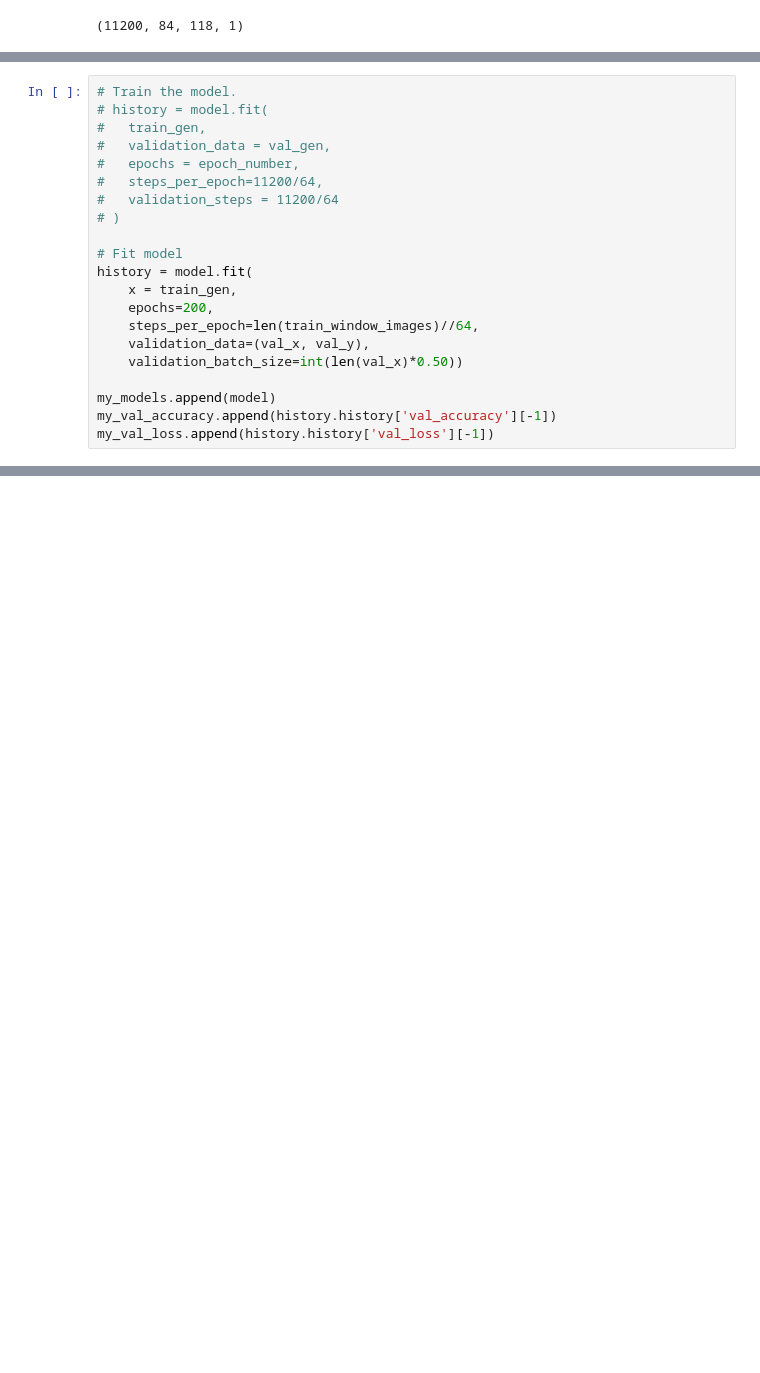
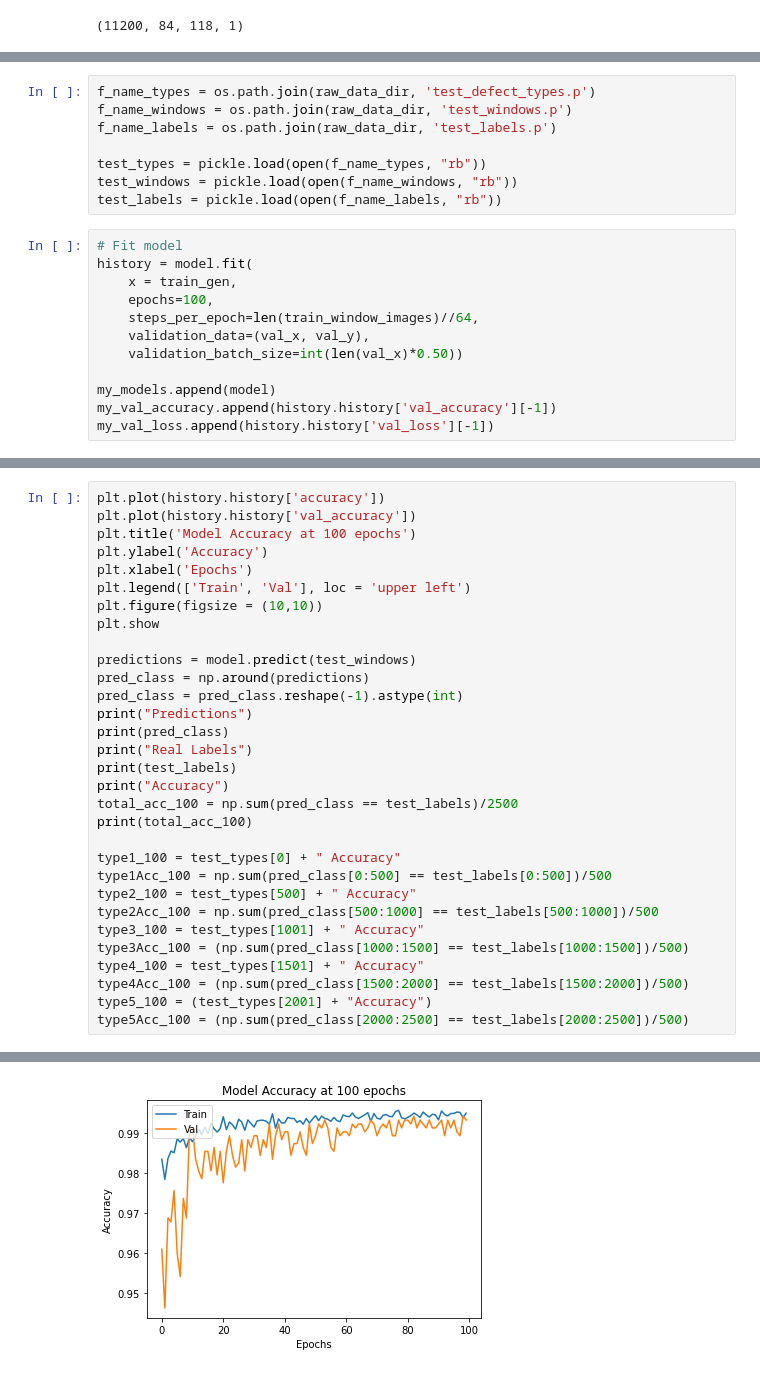
Before and after one commit to SAndrew135/cutpaste-AFIT, a Jupyter notebook: notebooks/TEM CNN.ipynb, the cells around one changed output, grey strips where cells are left out. Drawn from its saved outputs; the diff is of its cells as text; blank space fills up the shorter version.

```diff
--- a/notebooks/TEM CNN.ipynb
+++ b/notebooks/TEM CNN.ipynb
@@ -234,20 +263,19 @@ Trainable params: 112,561
 Non-trainable params: 112
 _________________________________________________________________
 None
+# %%
+f_name_types = os.path.join(raw_data_dir, 'test_defect_types.p')
+f_name_windows = os.path.join(raw_data_dir, 'test_windows.p')
+f_name_labels = os.path.join(raw_data_dir, 'test_labels.p')
+
+test_types = pickle.load(open(f_name_types, "rb"))
+test_windows = pickle.load(open(f_name_windows, "rb"))
+test_labels = pickle.load(open(f_name_labels, "rb"))
 # %%
-# Train the model.
-# history = model.fit(
-#   train_gen,
-#   validation_data = val_gen,
-#   epochs = epoch_number,
-#   steps_per_epoch=11200/64,
-#   validation_steps = 11200/64
-# )
-
 # Fit model
 history = model.fit(
     x = train_gen,
-    epochs=200,
+    epochs=100,
     steps_per_epoch=len(train_window_images)//64,
     validation_data=(val_x, val_y),
     validation_batch_size=int(len(val_x)*0.50))
@@ -275,0 +304,32 @@ Epoch 123/200
+# %%
+plt.plot(history.history['accuracy'])
+plt.plot(history.history['val_accuracy'])
+plt.title('Model Accuracy at 100 epochs')
+plt.ylabel('Accuracy')
+plt.xlabel('Epochs')
+plt.legend(['Train', 'Val'], loc = 'upper left')
+plt.figure(figsize = (10,10))
+plt.show
+
+predictions = model.predict(test_windows)
+pred_class = np.around(predictions)
+pred_class = pred_class.reshape(-1).astype(int)
+print("Predictions")
+print(pred_class)
+print("Real Labels")
+print(test_labels)
+print("Accuracy")
+total_acc_100 = np.sum(pred_class == test_labels)/2500
+print(total_acc_100)
+
+type1_100 = test_types[0] + " Accuracy"
+type1Acc_100 = np.sum(pred_class[0:500] == test_labels[0:500])/500
+type2_100 = test_types[500] + " Accuracy"
+type2Acc_100 = np.sum(pred_class[500:1000] == test_labels[500:1000])/500
+type3_100 = test_types[1001] + " Accuracy"
+type3Acc_100 = (np.sum(pred_class[1000:1500] == test_labels[1000:1500])/500)
+type4_100 = test_types[1501] + " Accuracy"
+type4Acc_100 = (np.sum(pred_class[1500:2000] == test_labels[1500:2000])/500)
+type5_100 = (test_types[2001] + "Accuracy")
+type5Acc_100 = (np.sum(pred_class[2000:2500] == test_labels[2000:2500])/500)
+# %% [output]
@@ -275,0 +342 @@ Epoch 123/200
+[figure, added]
```
Also changed, not shown: parts of 15 cells of this notebook, 2 other files.
